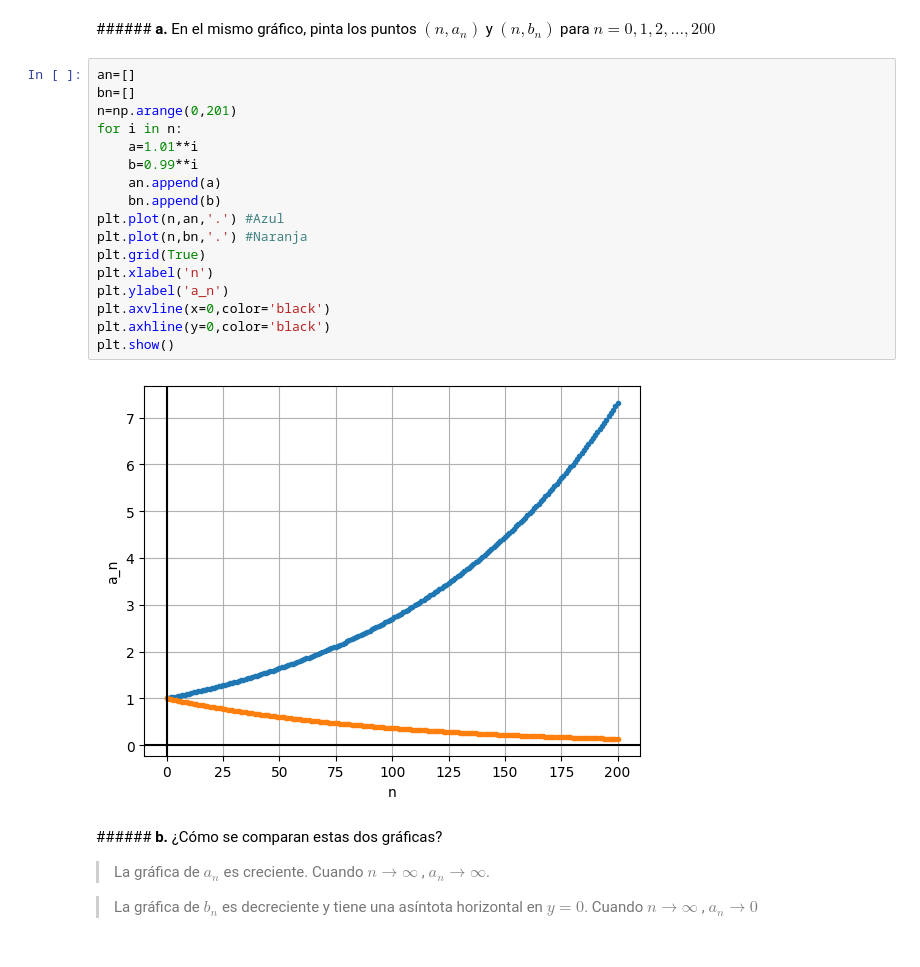
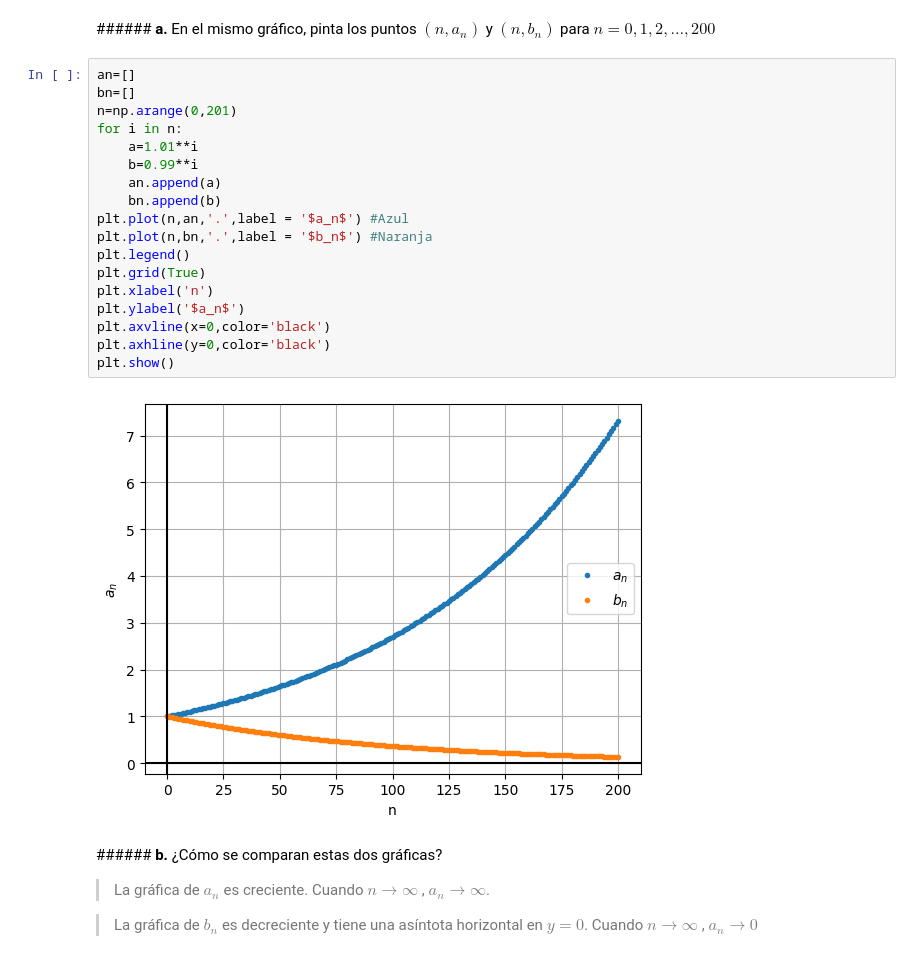
Before and after one commit to IsabellaCandado/Mat_Aplicadas_1, a Jupyter notebook: Taller3.ipynb, the cells around one changed output. Drawn from its saved outputs; the diff is of its cells as text.

```diff
--- a/Taller3.ipynb
+++ b/Taller3.ipynb
@@ -299,22 +299,23 @@ El primer valor de n para el cual |a_n-1| < 0.0001 es:  41
 # %%
 an=[]
 bn=[]
 n=np.arange(0,201)
 for i in n:
     a=1.01**i
     b=0.99**i
     an.append(a)
     bn.append(b)
-plt.plot(n,an,'.') #Azul
-plt.plot(n,bn,'.') #Naranja
+plt.plot(n,an,'.',label = '$a_n$') #Azul
+plt.plot(n,bn,'.',label = '$b_n$') #Naranja
+plt.legend()
 plt.grid(True)
 plt.xlabel('n')
-plt.ylabel('a_n')
+plt.ylabel('$a_n$')
 plt.axvline(x=0,color='black')
 plt.axhline(y=0,color='black')
 plt.show()
 # %% [output]
-[figure, old version]
+[figure, new version]
 # %% [markdown]
 ######<font color="ff862d"> **b.** </font> ¿Cómo se comparan estas dos gráficas?
 > La gráfica de $a_n$ es creciente. Cuando $n\to∞$ , $a_n\to∞$.
```
Also changed, not shown: parts of 3 cells of this notebook.
